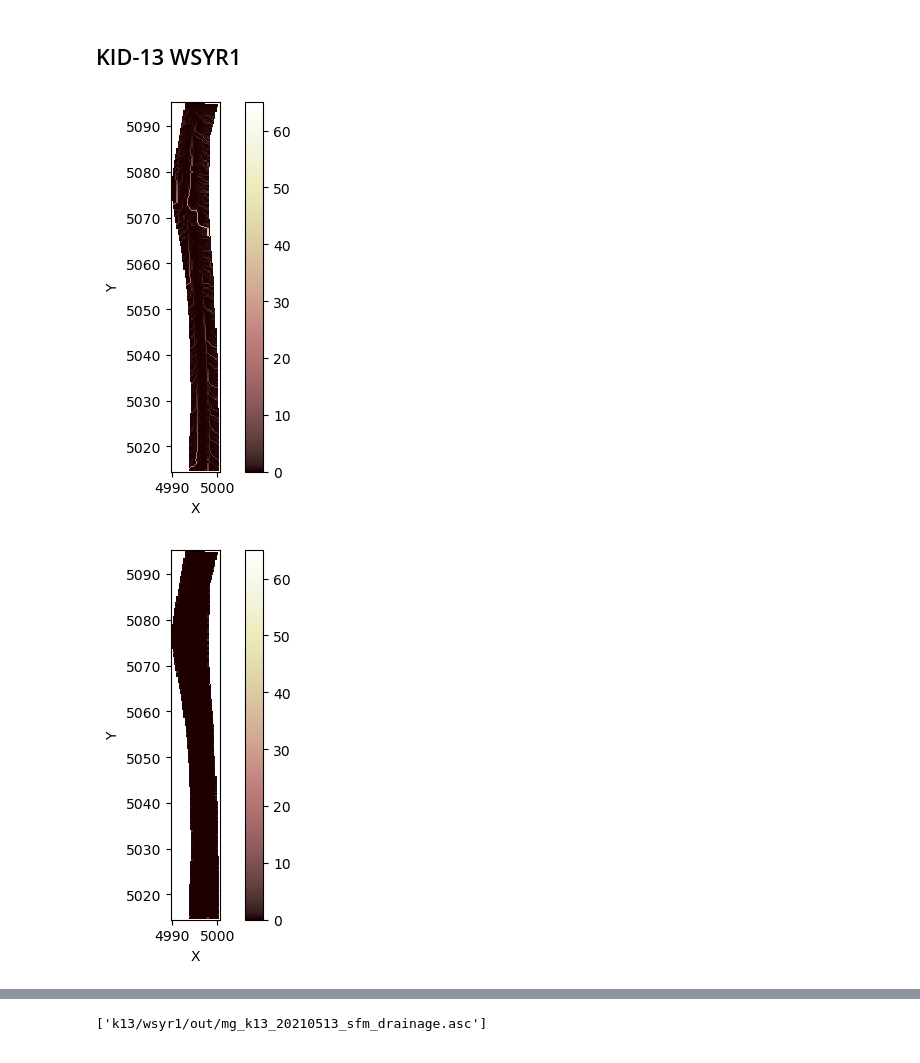
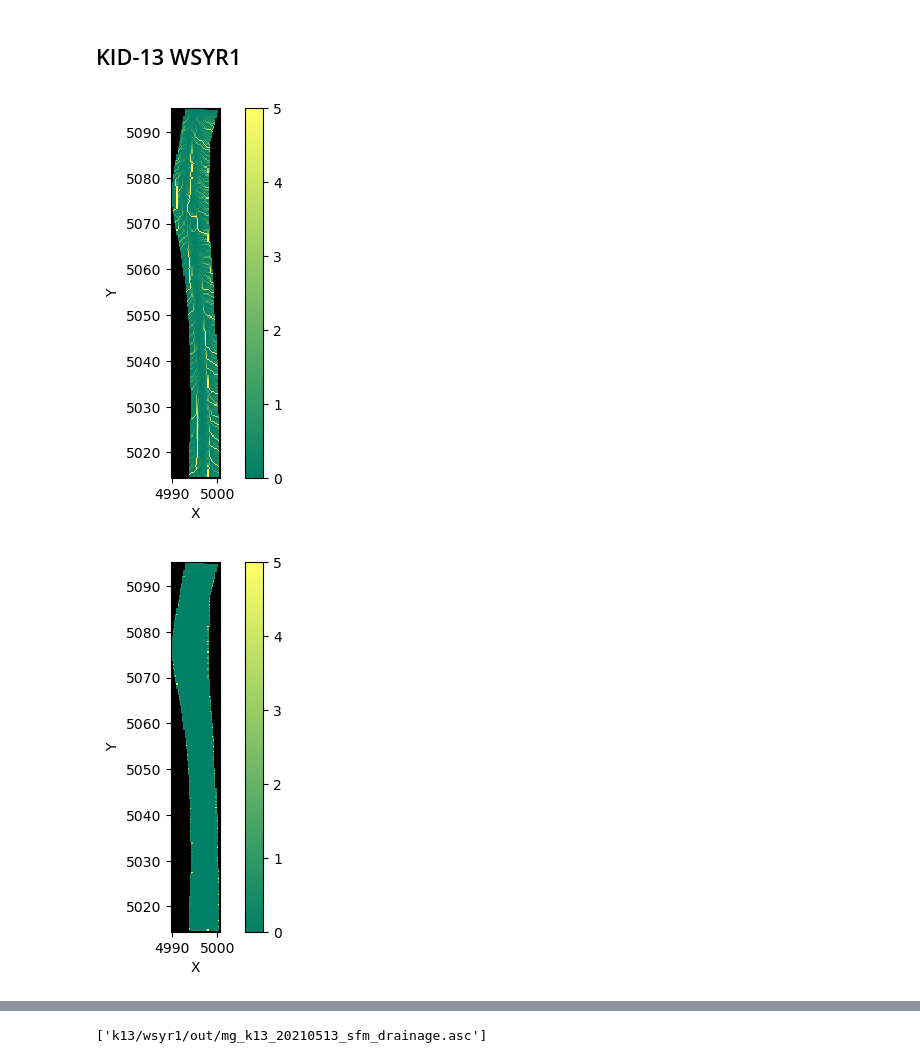
Before and after one commit to amanaster2/ll_micro, a Jupyter notebook: flowAccumulation_k13.ipynb, the cells around one changed output, grey strips where cells are left out. Cells and saved outputs as stored; diff of their text form; code cells hidden in the pictures.

```diff
--- a/flowAccumulation_k13.ipynb
+++ b/flowAccumulation_k13.ipynb
@@ -136,19 +136,19 @@ fa_k13_20220531_sfm = FlowAccumulator(mg_k13_20220531_sfm,
 (da_k13_20220503_sfm, discharge_k13_20220503_sfm) = fa_k13_20220503_sfm.accumulate_flow()
 (da_k13_20220531_sfm, discharge_k13_20220531_sfm) = fa_k13_20220531_sfm.accumulate_flow()
 # %%
-mg_k13_20201109_sfm.at_node['drainage_area'][mg_k13_20201109_sfm.status_at_node==mg_k13_20201109_sfm.BC_NODE_IS_FIXED_VALUE] = 18000
-mg_k13_20210208_sfm.at_node['drainage_area'][mg_k13_20210208_sfm.status_at_node==mg_k13_20210208_sfm.BC_NODE_IS_FIXED_VALUE] = 18000
-mg_k13_20210406_sfm.at_node['drainage_area'][mg_k13_20210406_sfm.status_at_node==mg_k13_20210406_sfm.BC_NODE_IS_FIXED_VALUE] = 18000
-mg_k13_20210513_sfm.at_node['drainage_area'][mg_k13_20210513_sfm.status_at_node==mg_k13_20210513_sfm.BC_NODE_IS_FIXED_VALUE] = 18000
+mg_k13_20201109_sfm.at_node['drainage_area'][mg_k13_20201109_sfm.status_at_node==mg_k13_20201109_sfm.BC_NODE_IS_FIXED_VALUE] = np.nan
+mg_k13_20210208_sfm.at_node['drainage_area'][mg_k13_20210208_sfm.status_at_node==mg_k13_20210208_sfm.BC_NODE_IS_FIXED_VALUE] = np.nan
+mg_k13_20210406_sfm.at_node['drainage_area'][mg_k13_20210406_sfm.status_at_node==mg_k13_20210406_sfm.BC_NODE_IS_FIXED_VALUE] = np.nan
+mg_k13_20210513_sfm.at_node['drainage_area'][mg_k13_20210513_sfm.status_at_node==mg_k13_20210513_sfm.BC_NODE_IS_FIXED_VALUE] = np.nan
 
-mg_k13_20210604_sfm.at_node['drainage_area'][mg_k13_20210604_sfm.status_at_node==mg_k13_20210604_sfm.BC_NODE_IS_FIXED_VALUE] = 18000
-mg_k13_20210819_sfm.at_node['drainage_area'][mg_k13_20210819_sfm.status_at_node==mg_k13_20210819_sfm.BC_NODE_IS_FIXED_VALUE] = 18000
-mg_k13_20210913_sfm.at_node['drainage_area'][mg_k13_20210913_sfm.status_at_node==mg_k13_20210913_sfm.BC_NODE_IS_FIXED_VALUE] = 18000
+mg_k13_20210604_sfm.at_node['drainage_area'][mg_k13_20210604_sfm.status_at_node==mg_k13_20210604_sfm.BC_NODE_IS_FIXED_VALUE] = np.nan
+mg_k13_20210819_sfm.at_node['drainage_area'][mg_k13_20210819_sfm.status_at_node==mg_k13_20210819_sfm.BC_NODE_IS_FIXED_VALUE] = np.nan
+mg_k13_20210913_sfm.at_node['drainage_area'][mg_k13_20210913_sfm.status_at_node==mg_k13_20210913_sfm.BC_NODE_IS_FIXED_VALUE] = np.nan
 
-mg_k13_20211007_sfm.at_node['drainage_area'][mg_k13_20211007_sfm.status_at_node==mg_k13_20211007_sfm.BC_NODE_IS_FIXED_VALUE] = 18000
-mg_k13_20220208_sfm.at_node['drainage_area'][mg_k13_20220208_sfm.status_at_node==mg_k13_20220208_sfm.BC_NODE_IS_FIXED_VALUE] = 18000
-mg_k13_20220503_sfm.at_node['drainage_area'][mg_k13_20220503_sfm.status_at_node==mg_k13_20220503_sfm.BC_NODE_IS_FIXED_VALUE] = 18000
-mg_k13_20220531_sfm.at_node['drainage_area'][mg_k13_20220531_sfm.status_at_node==mg_k13_20220531_sfm.BC_NODE_IS_FIXED_VALUE] = 18000
+mg_k13_20211007_sfm.at_node['drainage_area'][mg_k13_20211007_sfm.status_at_node==mg_k13_20211007_sfm.BC_NODE_IS_FIXED_VALUE] = np.nan
+mg_k13_20220208_sfm.at_node['drainage_area'][mg_k13_20220208_sfm.status_at_node==mg_k13_20220208_sfm.BC_NODE_IS_FIXED_VALUE] = np.nan
+mg_k13_20220503_sfm.at_node['drainage_area'][mg_k13_20220503_sfm.status_at_node==mg_k13_20220503_sfm.BC_NODE_IS_FIXED_VALUE] = np.nan
+mg_k13_20220531_sfm.at_node['drainage_area'][mg_k13_20220531_sfm.status_at_node==mg_k13_20220531_sfm.BC_NODE_IS_FIXED_VALUE] = np.nan
 # %%
 mg_k13_20201109_sfm.at_node['surface_water__discharge'][mg_k13_20201109_sfm.status_at_node==mg_k13_20201109_sfm.BC_NODE_IS_FIXED_VALUE] = 18000
 mg_k13_20210208_sfm.at_node['surface_water__discharge'][mg_k13_20210208_sfm.status_at_node==mg_k13_20210208_sfm.BC_NODE_IS_FIXED_VALUE] = 18000
@@ -198,18 +198,19 @@ mg_k13_20220531_sfm.at_node['surface_water__discharge'][mg_k13_20220531_sfm.stat
 # %%
 area = mg_k13_20201109_sfm.at_node['drainage_area']
 is_drainage_boundary = np.logical_and((area>0), (mg_k13_20201109_sfm.node_has_boundary_neighbor(mg_k13_20201109_sfm.nodes)==True).flatten())
 boundary_drainage_area=area[is_drainage_boundary]
-mg_k13_20201109_sfm.imshow(mg_k13_20201109_sfm.at_node['drainage_area'], vmin=0, vmax=65)
+mg_k13_20201109_sfm.imshow(mg_k13_20201109_sfm.at_node['drainage_area'], vmin=0, vmax=5, cmap='summer')
 plt.show()
 
 mask = np.zeros(len(mg_k13_20201109_sfm.at_node['topographic__elevation']))
 mask[np.where(is_drainage_boundary)] = boundary_drainage_area
 mg_k13_20201109_sfm.add_field("boundary_drainage", mask, at='node', clobber=True)
-imshow_grid(mg_k13_20201109_sfm, 'boundary_drainage', vmin=0, vmax=65)
+mg_k13_20201109_sfm.at_node['boundary_drainage'][mg_k13_20201109_sfm.status_at_node==mg_k13_20201109_sfm.BC_NODE_IS_FIXED_VALUE] = np.nan
+imshow_grid(mg_k13_20201109_sfm, 'boundary_drainage', vmin=0, vmax=5, cmap='summer')
 plt.show()
 # %% [output]
-[figure, old version]
+[figure, new version]
-[figure, old version]
+[figure, new version]
 # %%
 area = mg_k13_20210208_sfm.at_node['drainage_area']
 is_drainage_boundary = np.logical_and((area>0), (mg_k13_20210208_sfm.node_has_boundary_neighbor(mg_k13_20210208_sfm.nodes)==True).flatten())
```
Also changed, not shown: parts of 14 cells of this notebook, 2 other files.
